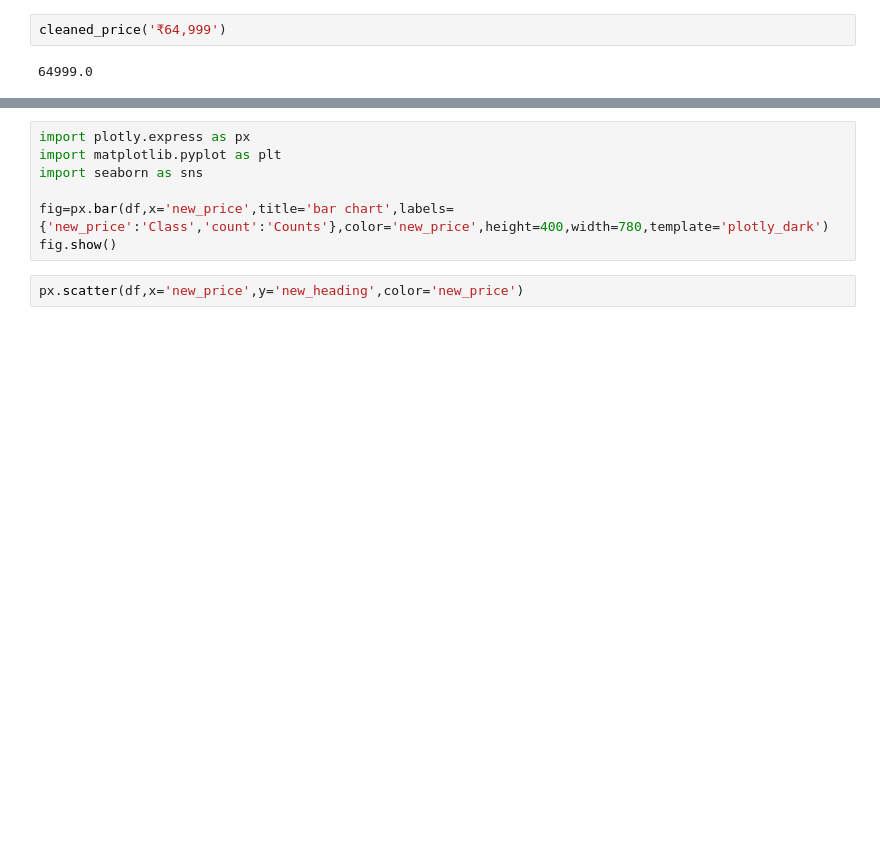
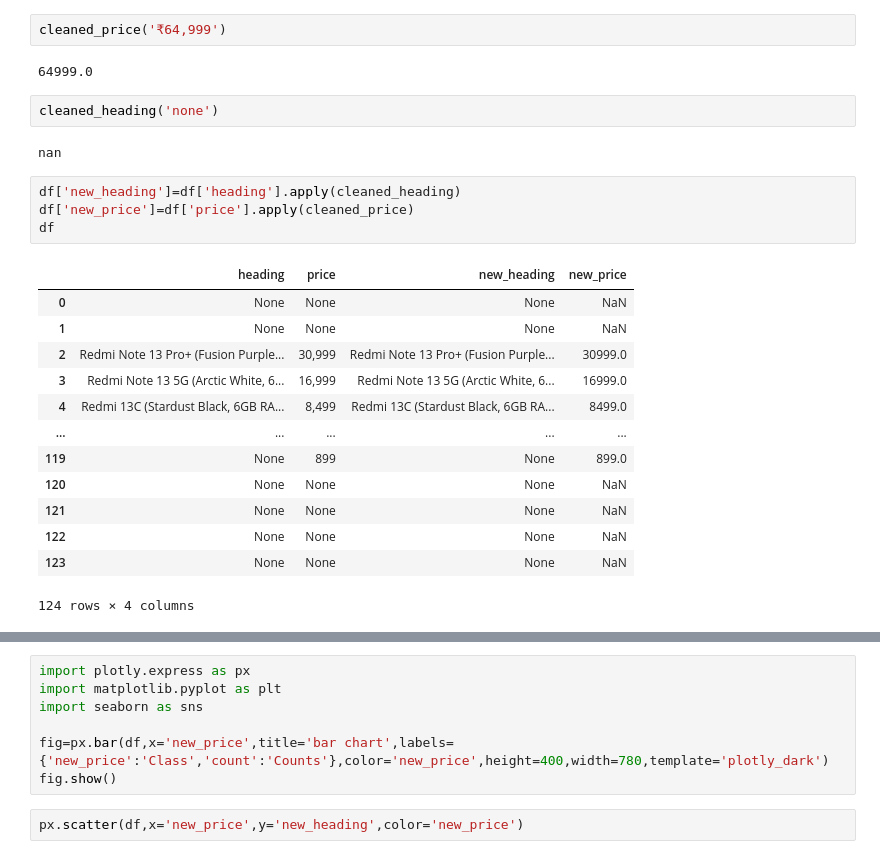
Before and after one commit to 1Sankate/PYTHON, a Jupyter notebook: AmizonScrapping.ipynb, the cells around one changed output, grey strips where cells are left out. Drawn from its saved outputs; the diff is of its cells as text; blank space fills up the shorter version.

```diff
--- a/AmizonScrapping.ipynb
+++ b/AmizonScrapping.ipynb
@@ -98,6 +98,28 @@ def cleaned_heading(heading):
 cleaned_price('₹64,999')
 # %% [output]
 64999.0
+# %%
+cleaned_heading('none')
+# %% [output]
+nan
+# %%
+df['new_heading']=df['heading'].apply(cleaned_heading)
+df['new_price']=df['price'].apply(cleaned_price)
+df
+# %% [output]
+|  | heading | price | new_heading | new_price |
+| 0 | None | None | None | NaN |
+| 1 | None | None | None | NaN |
+| 2 | Redmi Note 13 Pro+ (Fusion Purple... | 30,999 | Redmi Note 13 Pro+ (Fusion Purple... | 30999.0 |
+| 3 | Redmi Note 13 5G (Arctic White, 6... | 16,999 | Redmi Note 13 5G (Arctic White, 6... | 16999.0 |
+| 4 | Redmi 13C (Stardust Black, 6GB RA... | 8,499 | Redmi 13C (Stardust Black, 6GB RA... | 8499.0 |
+| ... | ... | ... | ... | ... |
+| 119 | None | 899 | None | 899.0 |
+| 120 | None | None | None | NaN |
+| 121 | None | None | None | NaN |
+| 122 | None | None | None | NaN |
+| 123 | None | None | None | NaN |
+124 rows × 4 columns
 # %%
 df.drop(columns=['heading'],inplace=True)
 df.drop(columns=['price'],inplace=True)
```
Also changed, not shown: parts of 7 cells of this notebook.
